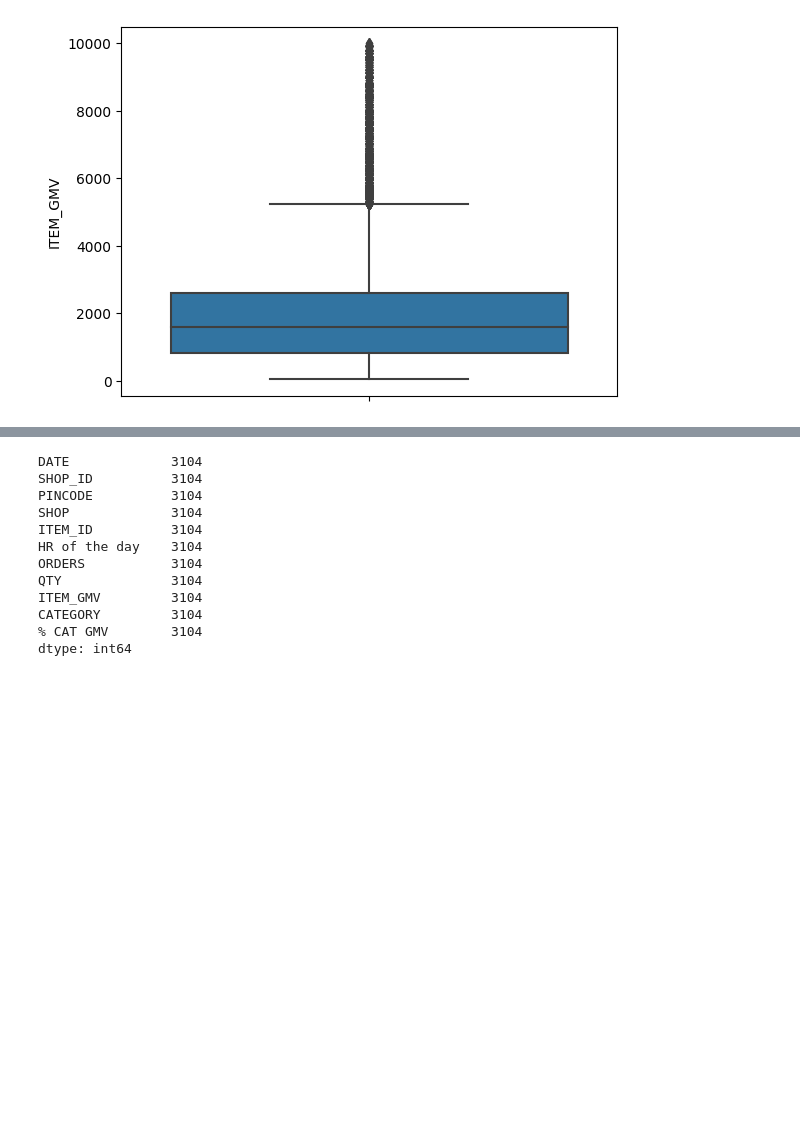
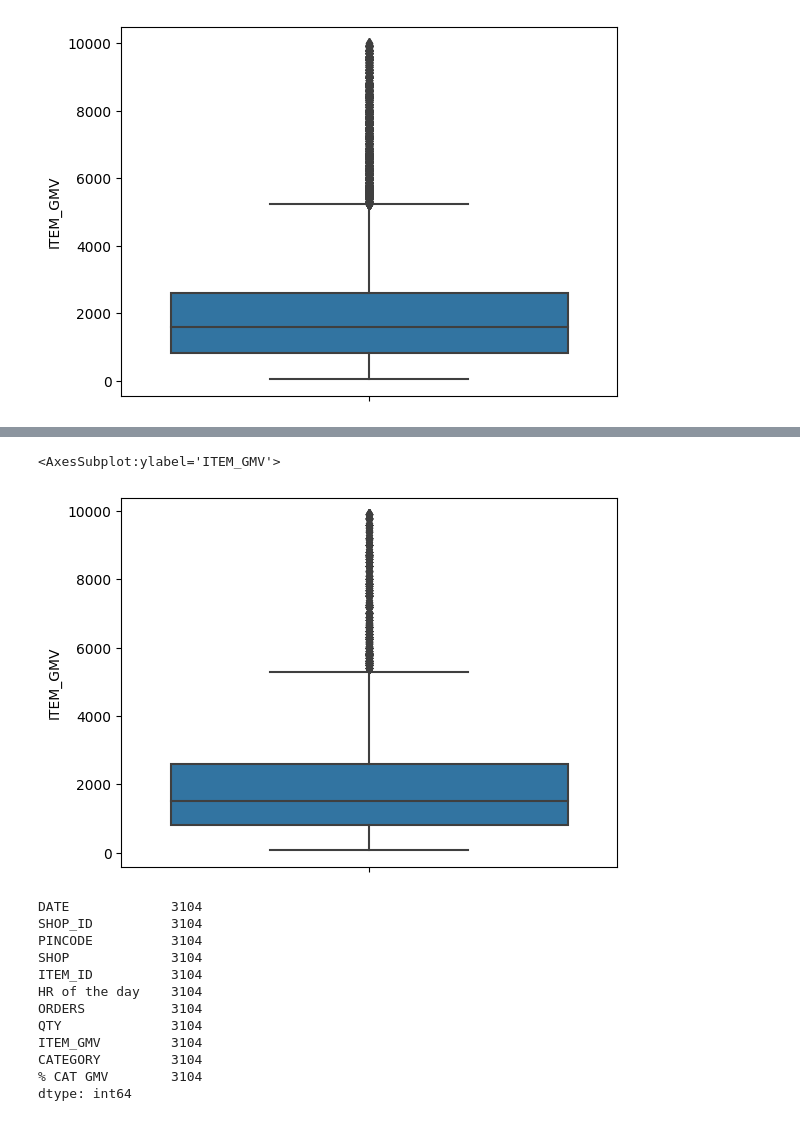
Before and after one commit to raahul42/Case-Comps, a Jupyter notebook: ByteCrunch/ByteCrunch post-diwa.ipynb, the cells around one changed output, grey strips where cells are left out. Cells and saved outputs as stored; diff of their text form; code cells hidden in the pictures; blank space fills up the shorter version.

```diff
--- a/ByteCrunch/ByteCrunch post-diwa.ipynb
+++ b/ByteCrunch/ByteCrunch post-diwa.ipynb
@@ -353,3 +384,8 @@ sns.boxplot(y=df[(df['CATEGORY']=='Earphones') & (df['ITEM_GMV']<10000)]['ITEM_G
+# %%
+sns.boxplot(y=df[(df['CATEGORY']=='Speakers') & (df['ITEM_GMV']<10000)]['ITEM_GMV'])
+# %% [output]
+<AxesSubplot:ylabel='ITEM_GMV'>
+[figure, added]
 # %%
 df[(df['CATEGORY']=='Earphones') & (df['ITEM_GMV']>10000)].count()
 # %% [output]
```
Also changed, not shown: parts of 5 cells of this notebook, 14 other files.
